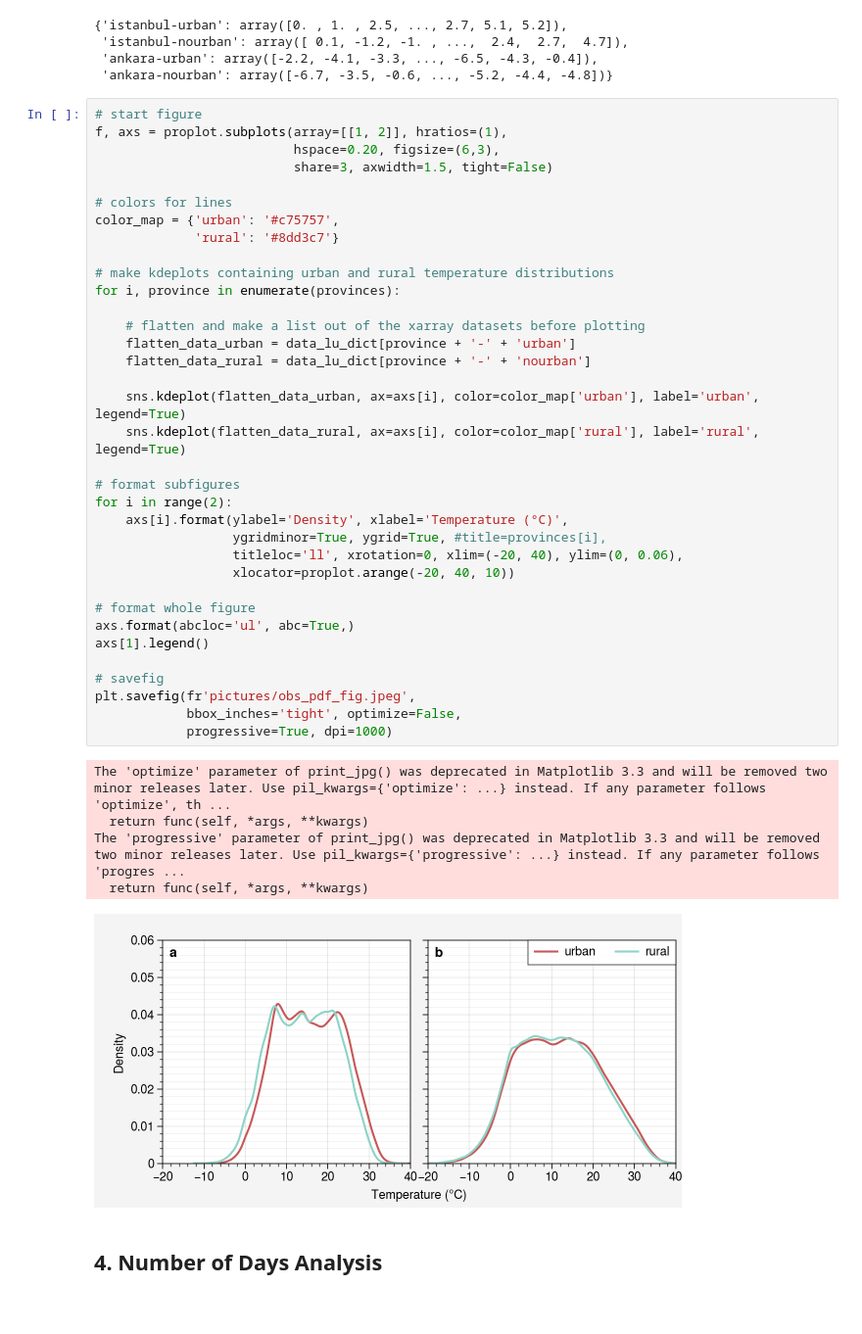
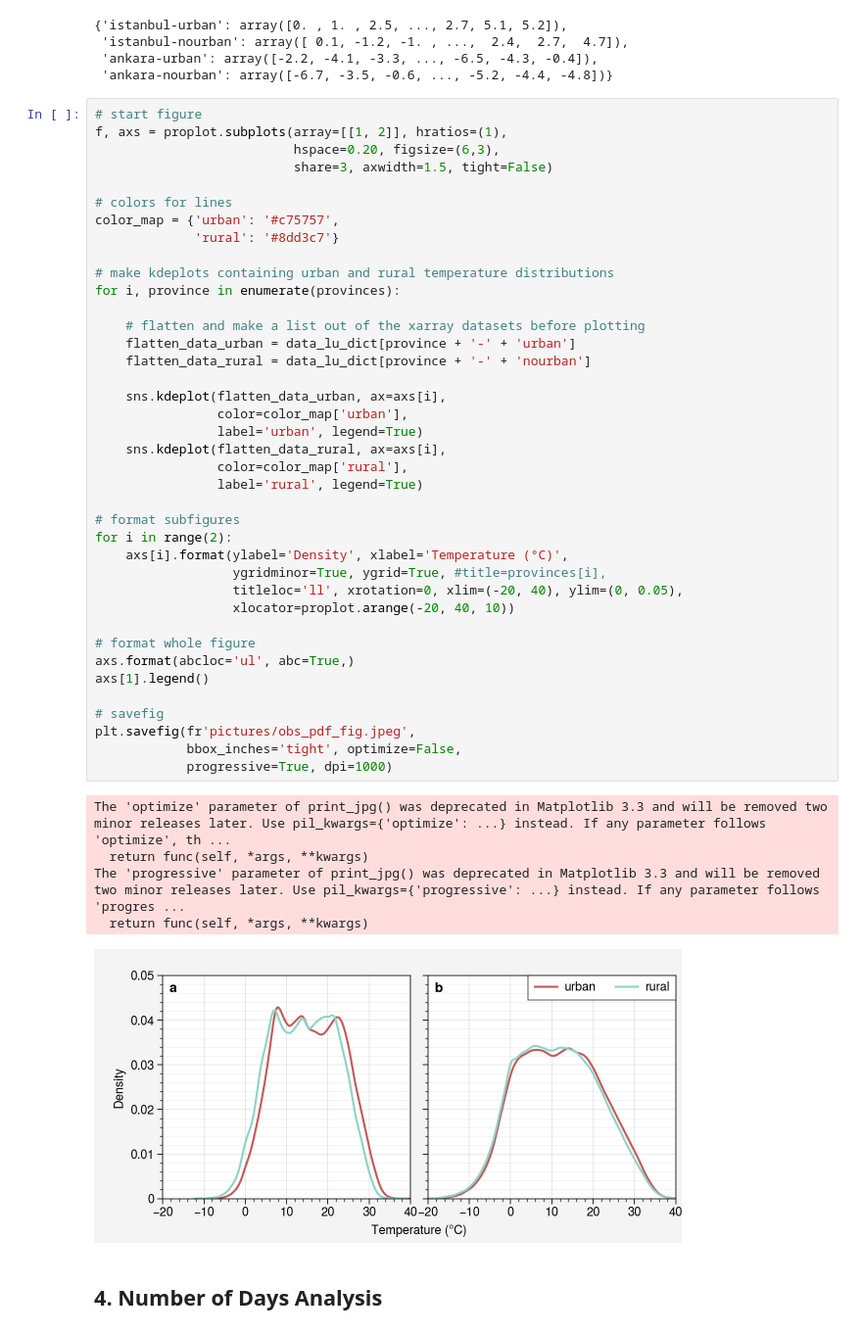
Before and after one commit to donmezkutay/ATMOS22-Paper-Codes, a Jupyter notebook: station_analysis.ipynb, the cells around one changed output. Shown at 98% size. Cells and saved outputs as stored; diff of their text form.

Commit message:
#update station analysis histogram plot ylimit

```diff
--- a/station_analysis.ipynb
+++ b/station_analysis.ipynb
@@ -217,37 +217,41 @@ f, axs = proplot.subplots(array=[[1, 2]], hratios=(1),
 color_map = {'urban': '#c75757',
              'rural': '#8dd3c7'}
 
 # make kdeplots containing urban and rural temperature distributions
 for i, province in enumerate(provinces):
 
     # flatten and make a list out of the xarray datasets before plotting
     flatten_data_urban = data_lu_dict[province + '-' + 'urban']
     flatten_data_rural = data_lu_dict[province + '-' + 'nourban']
 
-    sns.kdeplot(flatten_data_urban, ax=axs[i], color=color_map['urban'], label='urban', legend=True)
-    sns.kdeplot(flatten_data_rural, ax=axs[i], color=color_map['rural'], label='rural', legend=True)
+    sns.kdeplot(flatten_data_urban, ax=axs[i],
+                color=color_map['urban'],
+                label='urban', legend=True)
+    sns.kdeplot(flatten_data_rural, ax=axs[i],
+                color=color_map['rural'],
+                label='rural', legend=True)
 
 # format subfigures
 for i in range(2):
     axs[i].format(ylabel='Density', xlabel='Temperature (°C)',
                   ygridminor=True, ygrid=True, #title=provinces[i],
-                  titleloc='ll', xrotation=0, xlim=(-20, 40), ylim=(0, 0.06),
+                  titleloc='ll', xrotation=0, xlim=(-20, 40), ylim=(0, 0.05),
                   xlocator=proplot.arange(-20, 40, 10))
 
 # format whole figure
 axs.format(abcloc='ul', abc=True,)
 axs[1].legend()
 
 # savefig
 plt.savefig(fr'pictures/obs_pdf_fig.jpeg',
             bbox_inches='tight', optimize=False,
             progressive=True, dpi=1000)
 # %% [output]
 The 'optimize' parameter of print_jpg() was deprecated in Matplotlib 3.3 and will be removed two minor releases later. Use pil_kwargs={'optimize': ...} instead. If any parameter follows 'optimize', th ...
   return func(self, *args, **kwargs)
 The 'progressive' parameter of print_jpg() was deprecated in Matplotlib 3.3 and will be removed two minor releases later. Use pil_kwargs={'progressive': ...} instead. If any parameter follows 'progres ...
   return func(self, *args, **kwargs)
-[figure, old version]
+[figure, new version]
 # %% [markdown]
 ## 4. Number of Days Analysis
 # %%
```
Also changed, not shown: 1 other file.
